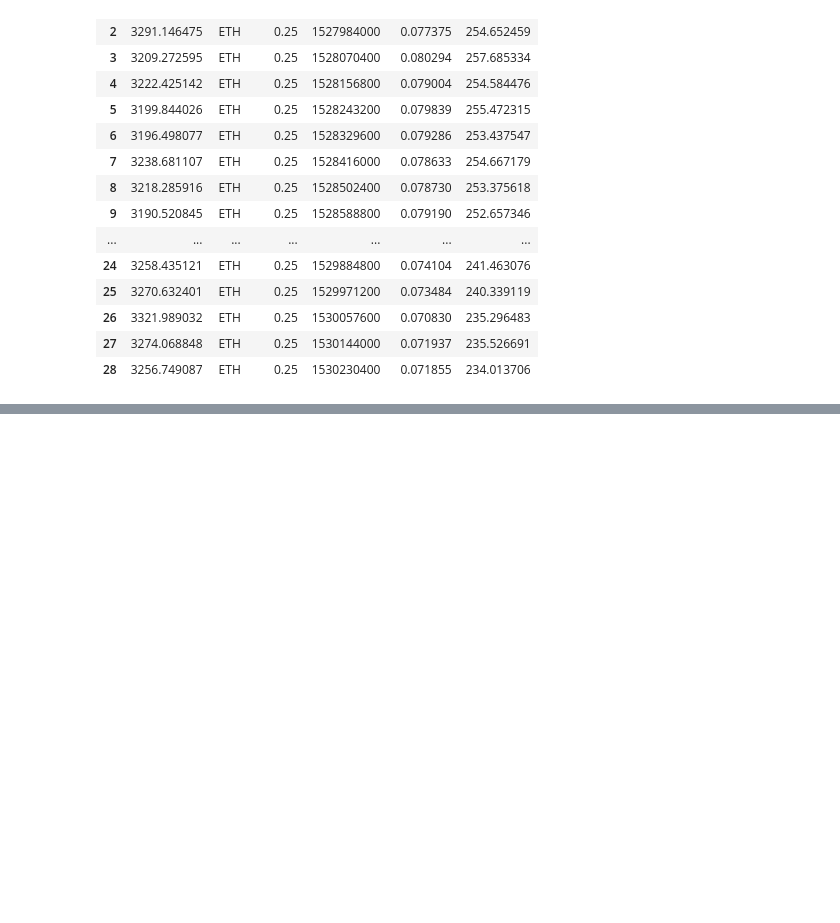
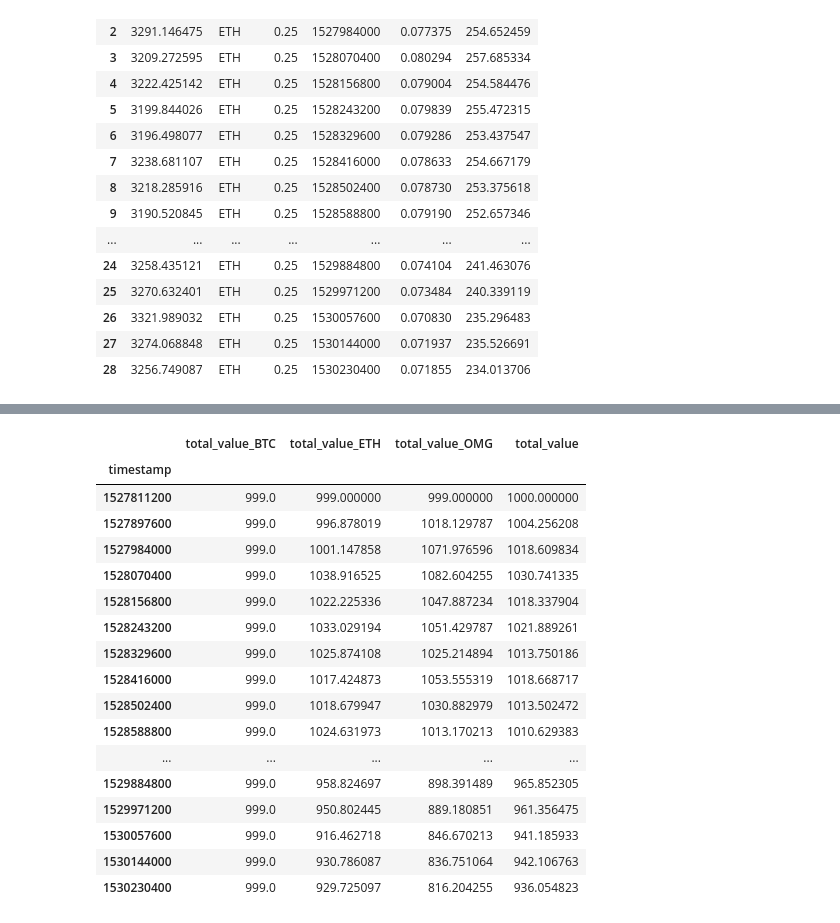
Before and after one commit to IntelligentTrading/clover, a Jupyter notebook: notebooks/portfolio_backtesting.ipynb, the cells around one changed output, grey strips where cells are left out. Drawn from its saved outputs; the diff is of its cells as text; code cells hidden in the pictures; blank space fills up the shorter version.

```diff
--- a/notebooks/portfolio_backtesting.ipynb
+++ b/notebooks/portfolio_backtesting.ipynb
@@ -104,0 +127,21 @@ backtester.get_benchmark_trading_dataframe_for_coin('ETH')
+# %%
+backtester.get_rebalancing_vs_benchmark_dataframe()
+# %% [output]
+|  | total_value_BTC | total_value_ETH | total_value_OMG | total_value |
+| timestamp |  |  |  |  |
+| 1527811200 | 999.0 | 999.000000 | 999.000000 | 1000.000000 |
+| 1527897600 | 999.0 | 996.878019 | 1018.129787 | 1004.256208 |
+| 1527984000 | 999.0 | 1001.147858 | 1071.976596 | 1018.609834 |
+| 1528070400 | 999.0 | 1038.916525 | 1082.604255 | 1030.741335 |
+| 1528156800 | 999.0 | 1022.225336 | 1047.887234 | 1018.337904 |
+| 1528243200 | 999.0 | 1033.029194 | 1051.429787 | 1021.889261 |
+| 1528329600 | 999.0 | 1025.874108 | 1025.214894 | 1013.750186 |
+| 1528416000 | 999.0 | 1017.424873 | 1053.555319 | 1018.668717 |
+| 1528502400 | 999.0 | 1018.679947 | 1030.882979 | 1013.502472 |
+| 1528588800 | 999.0 | 1024.631973 | 1013.170213 | 1010.629383 |
+| ... | ... | ... | ... | ... |
+| 1529884800 | 999.0 | 958.824697 | 898.391489 | 965.852305 |
+| 1529971200 | 999.0 | 950.802445 | 889.180851 | 961.356475 |
+| 1530057600 | 999.0 | 916.462718 | 846.670213 | 941.185933 |
+| 1530144000 | 999.0 | 930.786087 | 836.751064 | 942.106763 |
+| 1530230400 | 999.0 | 929.725097 | 816.204255 | 936.054823 |
```
Also changed, not shown: parts of 4 cells of this notebook, 1 other file.
